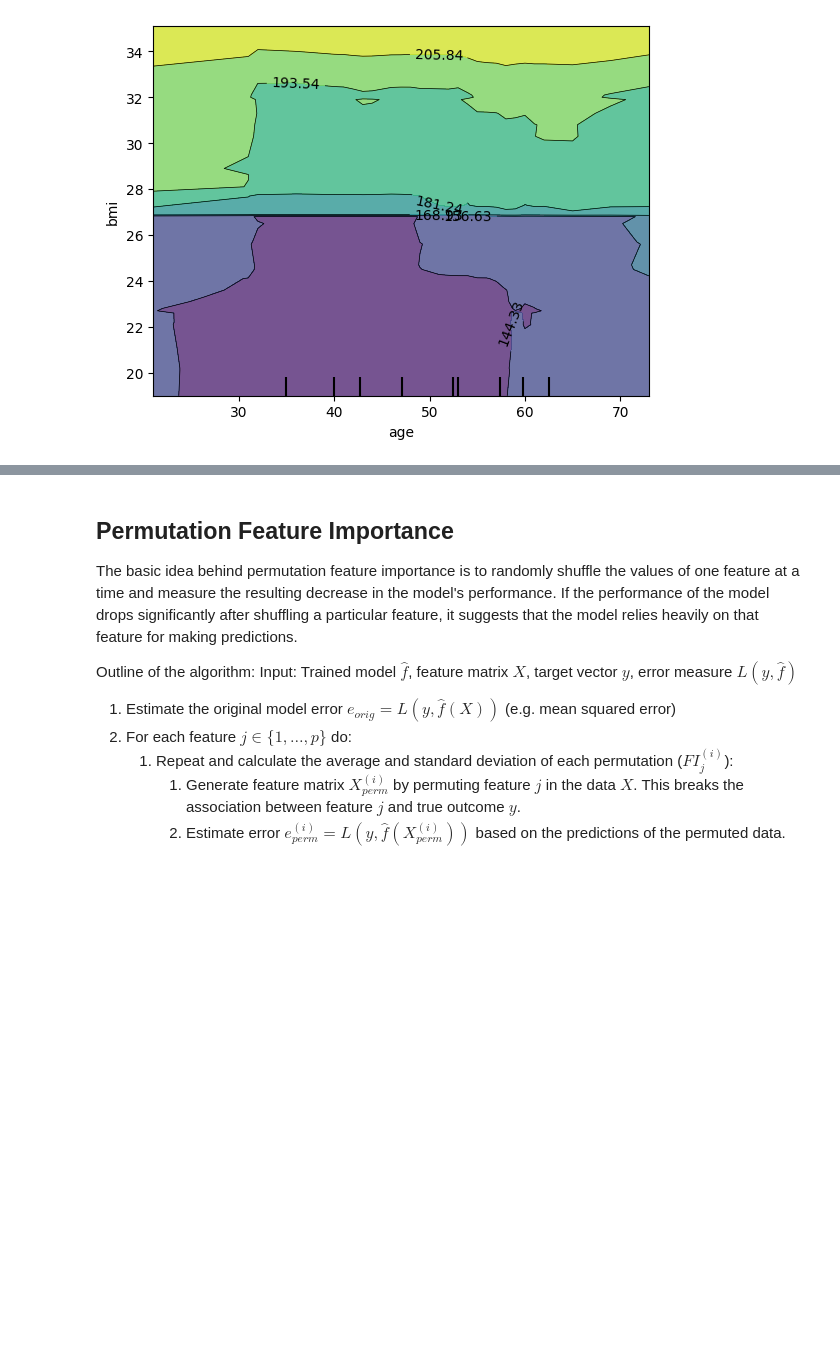
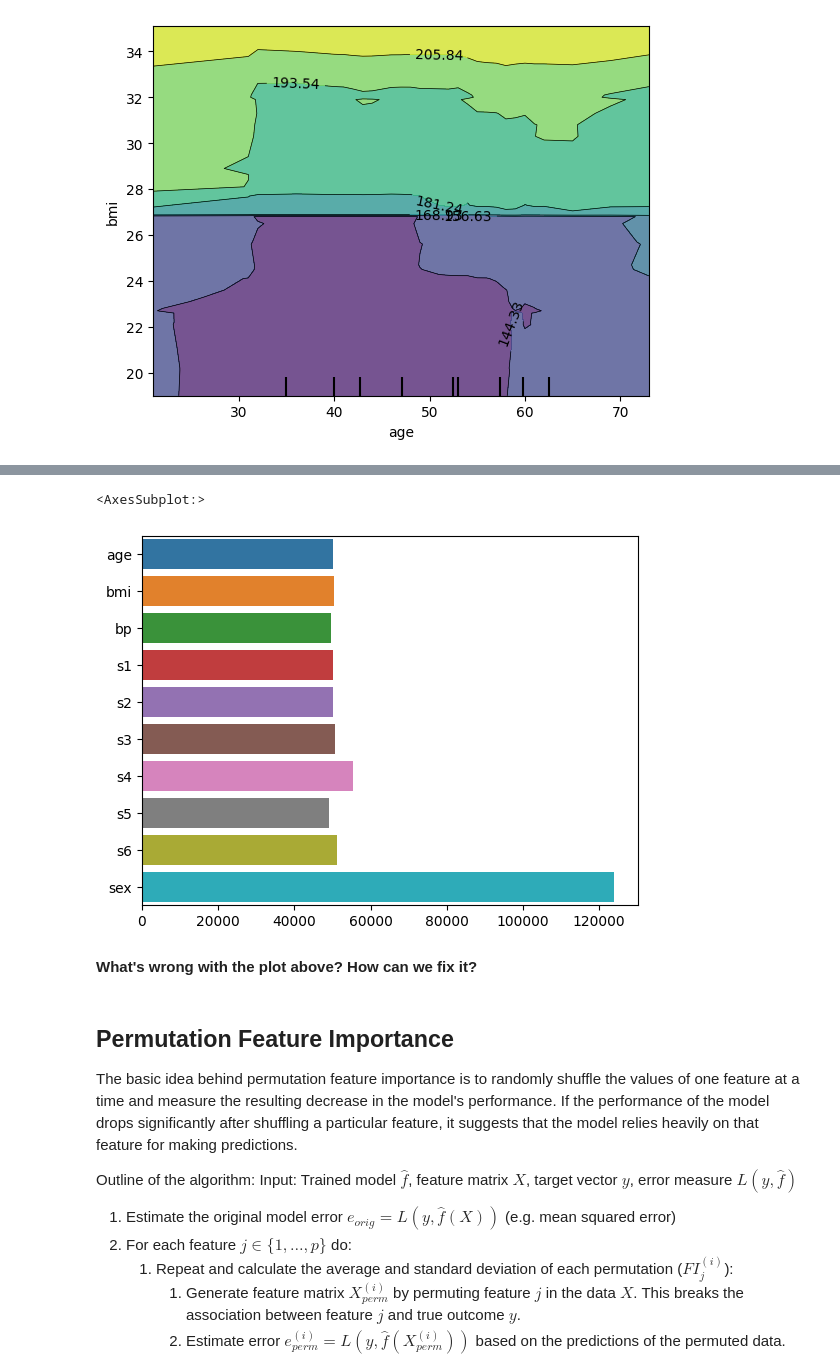
Before and after one commit to ficstamas/FateML, a Jupyter notebook: notebooks/05_model_agnostic_global_exp.ipynb, the cells around one changed output, grey strips where cells are left out. Saved outputs shown, nothing was run; the diff lists cells and outputs as text; code cells hidden in the pictures; blank space fills up the shorter version.

Commit message:
PDP-based importance

```diff
--- a/notebooks/05_model_agnostic_global_exp.ipynb
+++ b/notebooks/05_model_agnostic_global_exp.ipynb
@@ -137,3 +146,35 @@ PartialDependenceDisplay.from_estimator(reg, diabetes.dev_x, [('age', 'bmi')], m
+# %%
+evaluations = {}
+num_unique = {}
+for k in diabetes.dev_x.columns:
+    unique = diabetes.dev_x[k].unique()
+    K = len(unique)
+    num_unique[k] = K
+    for u in unique:
+        copy_ = diabetes.dev_x.copy()
+        copy_[k] = u
+        predictions = reg.predict(copy_)
+        if k not in evaluations:
+            evaluations[k] = [predictions, ]
+        evaluations[k].append(predictions)
+    evaluations[k] = np.concatenate(evaluations[k])
+# %%
+pdp_importance = {"feature": [], "score": []}
+for f in evaluations:
+    means = np.sum(evaluations[f]) / num_unique[f]
+    score = np.sum((evaluations[f] - means)**2) / (num_unique[f] - 1)
+    score = np.sqrt(score)
+    pdp_importance["feature"].append(f)
+    pdp_importance["score"].append(score)
+# %%
+import seaborn as sns
+
+sns.barplot(data=pdp_importance, x="score", y="feature", orient="h")
+# %% [output]
+<AxesSubplot:>
+[figure, added]
+# %% [markdown]
+__What's wrong with the plot above? How can we fix it?__
 # %% [markdown]
 ## Permutation Feature Importance
 
```
Also changed, not shown: parts of 2 cells of this notebook.
